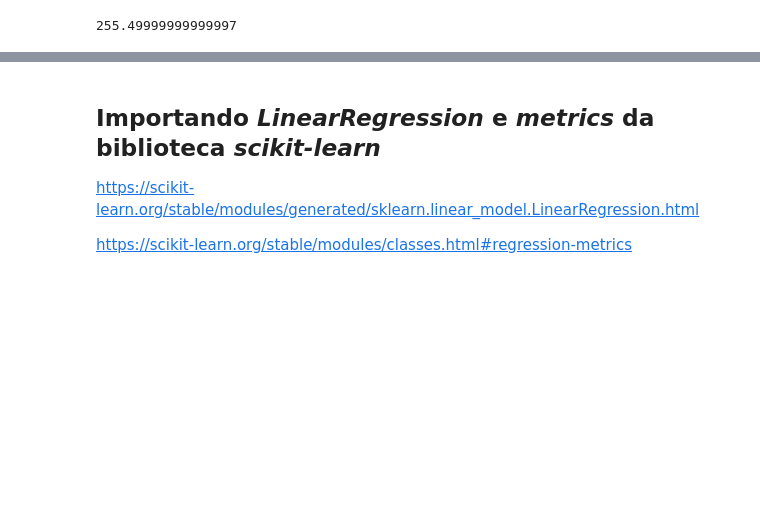
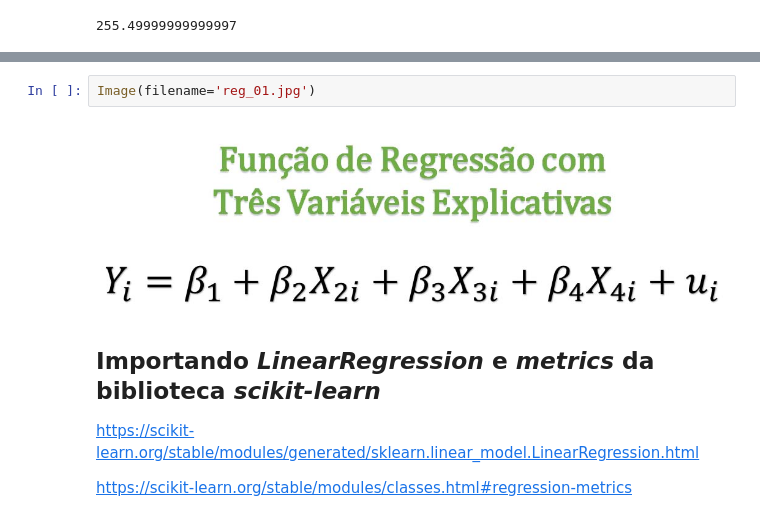
Before and after one commit to arthur-pulini/Estatistica_com_python_6, a Jupyter notebook: Regressao Linear.ipynb, the cells around one changed output, grey strips where cells are left out. Saved outputs shown, nothing was run; the diff lists cells and outputs as text; blank space fills up the shorter version.

```diff
--- a/Regressao Linear.ipynb
+++ b/Regressao Linear.ipynb
@@ -366,3 +364,7 @@ X.shape[0] * 0.7
+# %%
+Image(filename='reg_01.jpg')
+# %% [output]
+[figure, added]
 # %% [markdown]
 ## Importando *LinearRegression* e *metrics* da biblioteca *scikit-learn*
 
```
Also changed, not shown: parts of 7 cells of this notebook.
